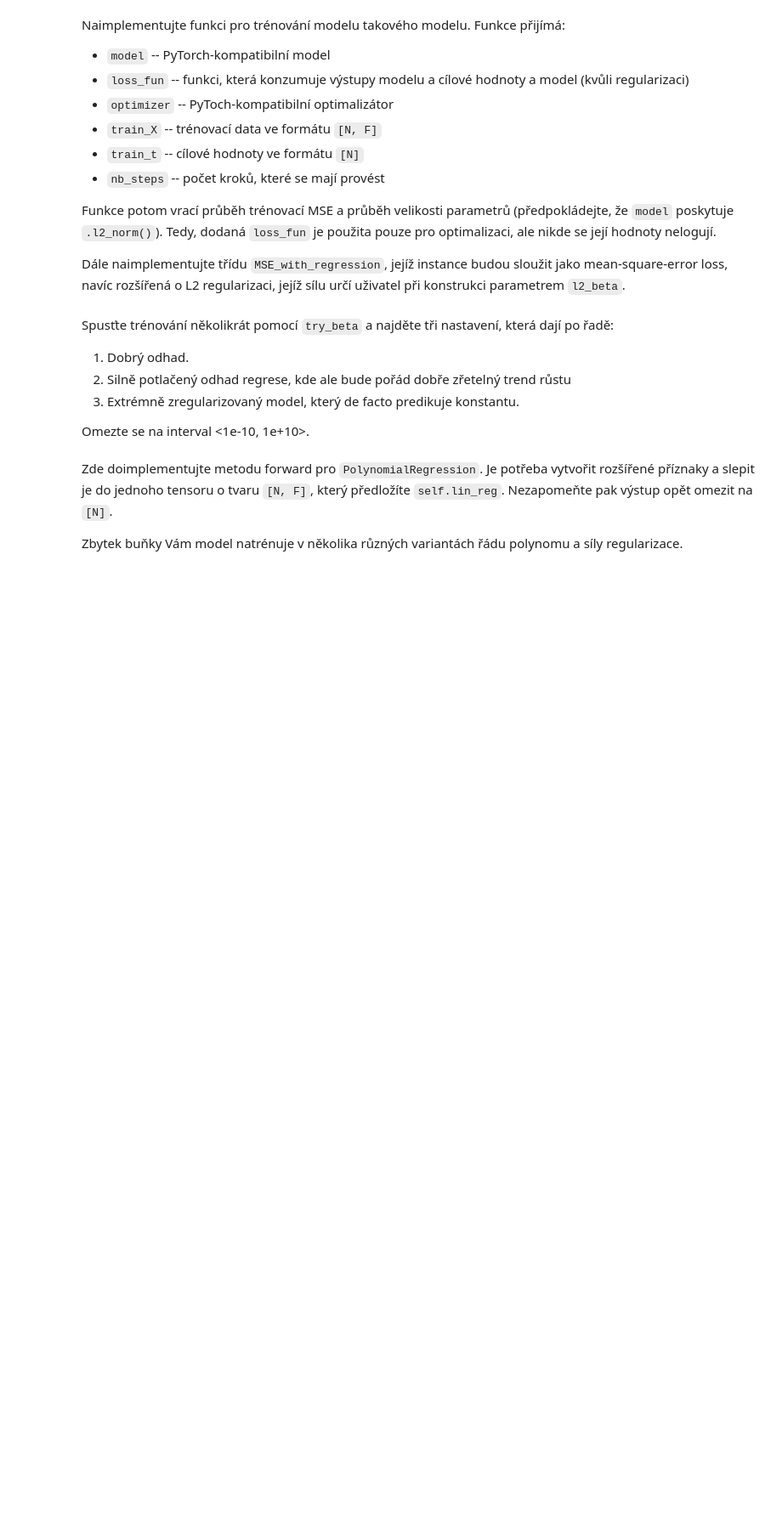
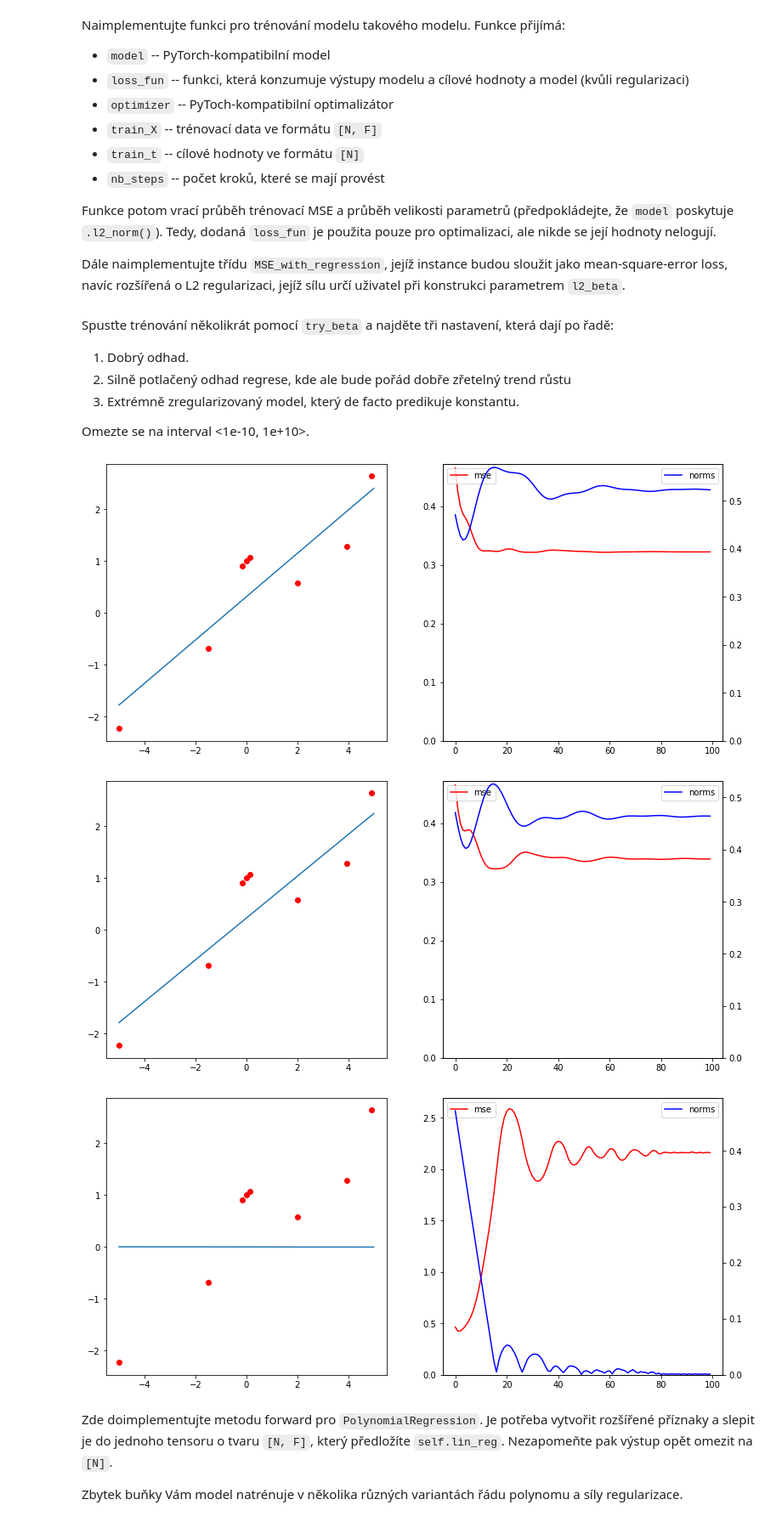
Before and after one commit to Filda99/FIT-SUI, a Jupyter notebook: proj3/zadani.ipynb, the cells around one changed output. Shown at 85% size. Saved outputs shown, nothing was run; the diff lists cells and outputs as text; code cells hidden in the pictures; blank space fills up the shorter version.

Commit message:
Base regressions

```diff
--- a/proj3/zadani.ipynb
+++ b/proj3/zadani.ipynb
@@ -143,3 +162,34 @@ class MSE_with_regression:
+# %%
+def train_regression_model(model, loss_fun, optimizer, train_X, train_t, nb_steps=100):
+    mses = []
+    norms = []
+    for _ in range(nb_steps):
+        # vycistime gradienty
+        optimizer.zero_grad()
+        # vypocet predikce
+        pred = model(train_X)
+        # vypocet loss funkce
+        loss = loss_fun(pred, train_t, model)
+        # vypocteni derivaci (gradientu)
+        loss.backward()
+        # update parametru (vah a biasu)
+        optimizer.step()
+        # logovani hodnot
+        # mses.append(loss.item()) # tohle fungovalo zvlastne
+        mses.append(torch.nn.functional.mse_loss(pred.detach(), train_t)) # "method is used to detach a tensor from the computation graph"
+        norms.append(model.l2_norm().item())
+
+    return mses, norms
+
+class MSE_with_regression:
+    def __init__(self, l2_beta=0.0):
+        self.loss = torch.nn.MSELoss()              # jako vychozi loss funkci pouzijeme torch.nn.MSE
+        self.l2_beta = l2_beta                      # nastavime parametr l2_beta (pozdeji vyuzit pro regularizaci)
+
+    def __call__(self, y, t, model):                # vypocet loss funkce (y = predikce, t = target (pozadovana hodnota))
+        mse = self.loss(y, t)                       # vypocet loss funkce
+        l2 = self.l2_beta * model.l2_norm()         # vypocet regularizacniho clenu
+        return mse + l2                             # vracime regularizovanou hodnotu loss funkce
 # %% [markdown]
 Spusťte trénování několikrát pomocí `try_beta` a najděte tři nastavení, která dají po řadě:
 1. Dobrý odhad.
@@ -150,31 +200,35 @@ Omezte se na interval <1e-10, 1e+10>.
 # %%
 def plot_training_result(model, losses, norms):
     fig, axs = plt.subplots(ncols=2, figsize=(13, 6))
     axs[0].plot(xs.detach(), model(xs.float().unsqueeze(-1)).detach())
     axs[0].scatter(data, ts, c='r')
 
     axs[1].plot(losses, 'r-', label='mse')
     axs[1].legend(loc="upper left")
     axs[1].set_ylim(bottom=0)
     ax_2 = axs[1].twinx()
     ax_2.plot(norms, 'b-', label='norms')
     ax_2.legend(loc="upper right")
     ax_2.set_ylim(bottom=0)
 
 
 xs = torch.linspace(-5, 5, steps=100)
 data = torch.tensor([-4.99, 3.95, -1.5, -0.15, 0, 0.15, 2, 4.9]).unsqueeze(-1)
 ts = func(data).squeeze(-1).detach()
 
 def try_beta(l2_beta):
     regr_1 = LinearRegression(1)
     opt = torch.optim.Adam(regr_1.parameters(), 3e-2)
     losses, norms = train_regression_model(regr_1, MSE_with_regression(l2_beta), opt, data, ts)
     plot_training_result(regr_1, losses, norms)
 
-try_beta(None)
-try_beta(None)
-try_beta(None)
+try_beta(0.1)
+try_beta(0.5)
+try_beta(50)
+# %% [output]
+[figure, added]
+[figure, added]
+[figure, added]
 # %% [markdown]
 Zde doimplementujte metodu forward pro `PolynomialRegression`.
 Je potřeba vytvořit rozšířené příznaky a slepit je do jednoho tensoru o tvaru `[N, F]`, který předložíte `self.lin_reg`.
```
Also changed, not shown: parts of 6 cells of this notebook.
